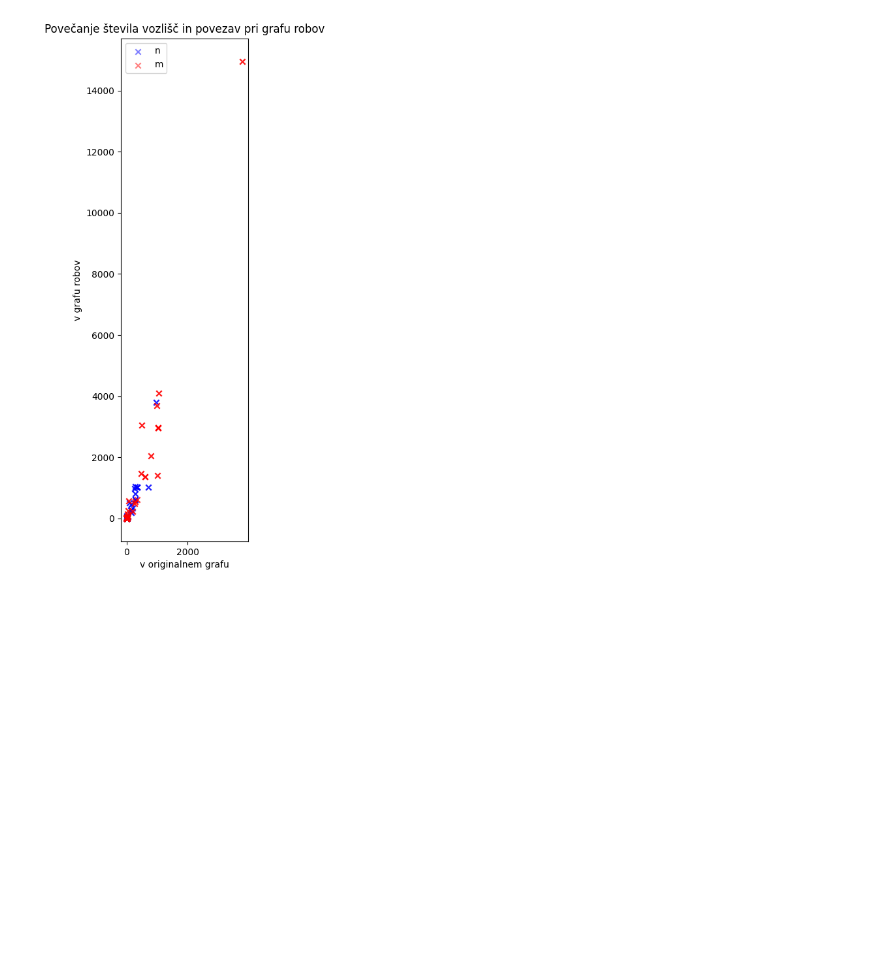
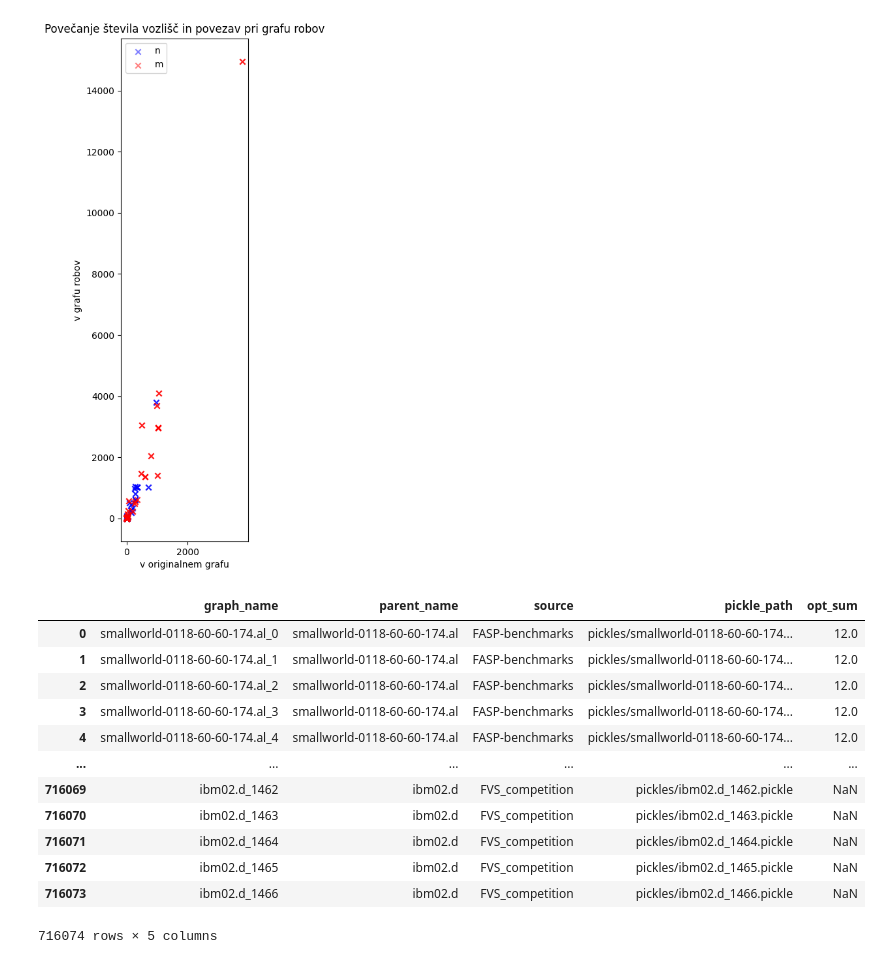
Before and after one commit to elgroselj/FAS, a Jupyter notebook: playground/visualize_chars.ipynb, the cells around one changed output. Drawn from its saved outputs; the diff is of its cells as text; code cells hidden in the pictures; blank space fills up the shorter version.

```diff
--- a/playground/visualize_chars.ipynb
+++ b/playground/visualize_chars.ipynb
@@ -134,3 +134,20 @@ with open("../solvers/temp/line_graph_size.txt","r") as f:
     # plt.show()
 # %% [output]
 [figure]
+# %%
+df = pd.read_csv("../components.csv")
+df
+# %% [output]
+|  | graph_name | parent_name | source | pickle_path | opt_sum |
+| 0 | smallworld-0118-60-60-174.al_0 | smallworld-0118-60-60-174.al | FASP-benchmarks | pickles/smallworld-0118-60-60-174... | 12.0 |
+| 1 | smallworld-0118-60-60-174.al_1 | smallworld-0118-60-60-174.al | FASP-benchmarks | pickles/smallworld-0118-60-60-174... | 12.0 |
+| 2 | smallworld-0118-60-60-174.al_2 | smallworld-0118-60-60-174.al | FASP-benchmarks | pickles/smallworld-0118-60-60-174... | 12.0 |
+| 3 | smallworld-0118-60-60-174.al_3 | smallworld-0118-60-60-174.al | FASP-benchmarks | pickles/smallworld-0118-60-60-174... | 12.0 |
+| 4 | smallworld-0118-60-60-174.al_4 | smallworld-0118-60-60-174.al | FASP-benchmarks | pickles/smallworld-0118-60-60-174... | 12.0 |
+| ... | ... | ... | ... | ... | ... |
+| 716069 | ibm02.d_1462 | ibm02.d | FVS_competition | pickles/ibm02.d_1462.pickle | NaN |
+| 716070 | ibm02.d_1463 | ibm02.d | FVS_competition | pickles/ibm02.d_1463.pickle | NaN |
+| 716071 | ibm02.d_1464 | ibm02.d | FVS_competition | pickles/ibm02.d_1464.pickle | NaN |
+| 716072 | ibm02.d_1465 | ibm02.d | FVS_competition | pickles/ibm02.d_1465.pickle | NaN |
+| 716073 | ibm02.d_1466 | ibm02.d | FVS_competition | pickles/ibm02.d_1466.pickle | NaN |
+716074 rows × 5 columns
```
Also changed, not shown: parts of 2 cells of this notebook, 3 other files.
